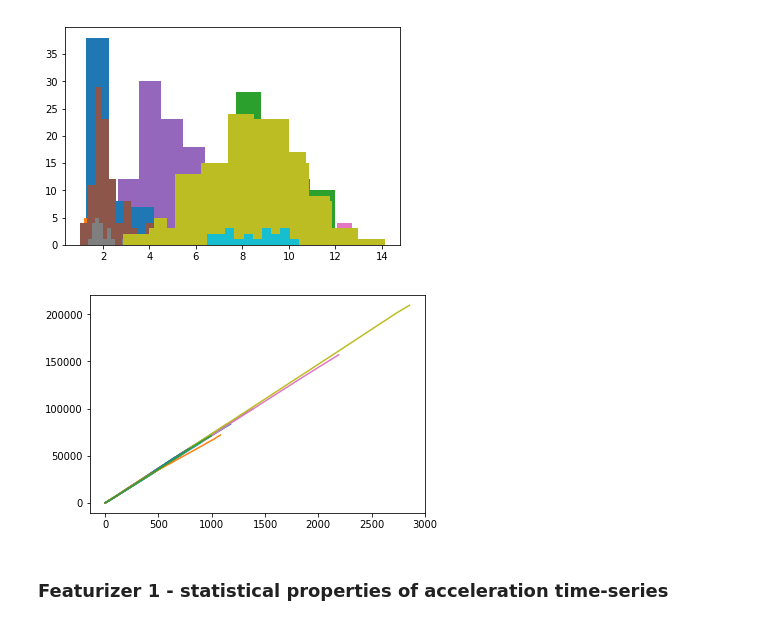
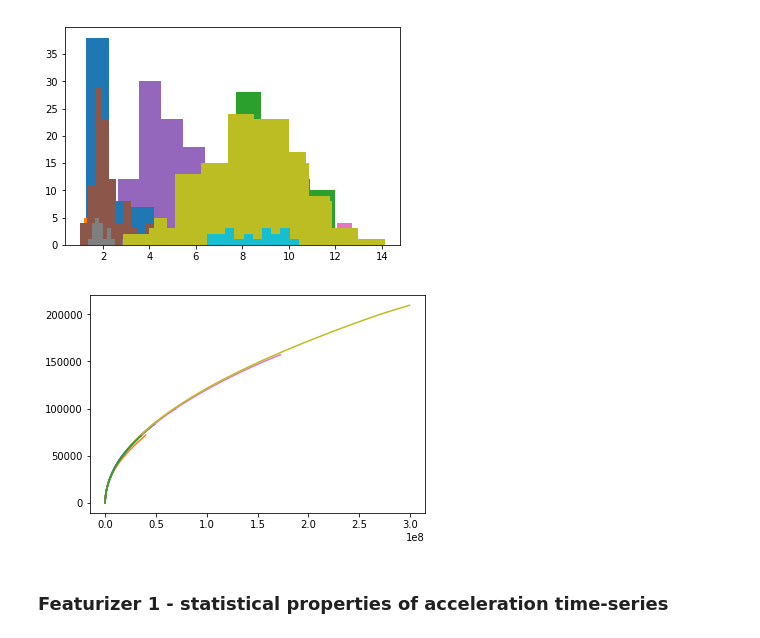
Before and after one commit to TreeinRandomForest/SummitDemo, a Jupyter notebook: Exploratory Analysis of UCI Accelerometer Data.ipynb, the cells around one changed output. Drawn from its saved outputs; the diff is of its cells as text; code cells hidden in the pictures.

```diff
--- a/Exploratory Analysis of UCI Accelerometer Data.ipynb
+++ b/Exploratory Analysis of UCI Accelerometer Data.ipynb
@@ -152,12 +156,12 @@ for k in data_ts:
 # %% [output]
 [figure]
 # %%
-for elem in data_pos_vel['Use_telephone']:
-    plt.plot(elem[1])
+for index, elem in enumerate(data_pos_vel['Use_telephone']):
+    plt.plot(elem[0], elem[1])
 #for elem in data_pos_vel['Drink_glass']:
 #    plt.plot(elem[1])
 # %% [output]
-[figure, old version]
+[figure, new version]
 # %%
 #why no negative acc components?
 for k in data:
```
Also changed, not shown: parts of 31 cells of this notebook.
